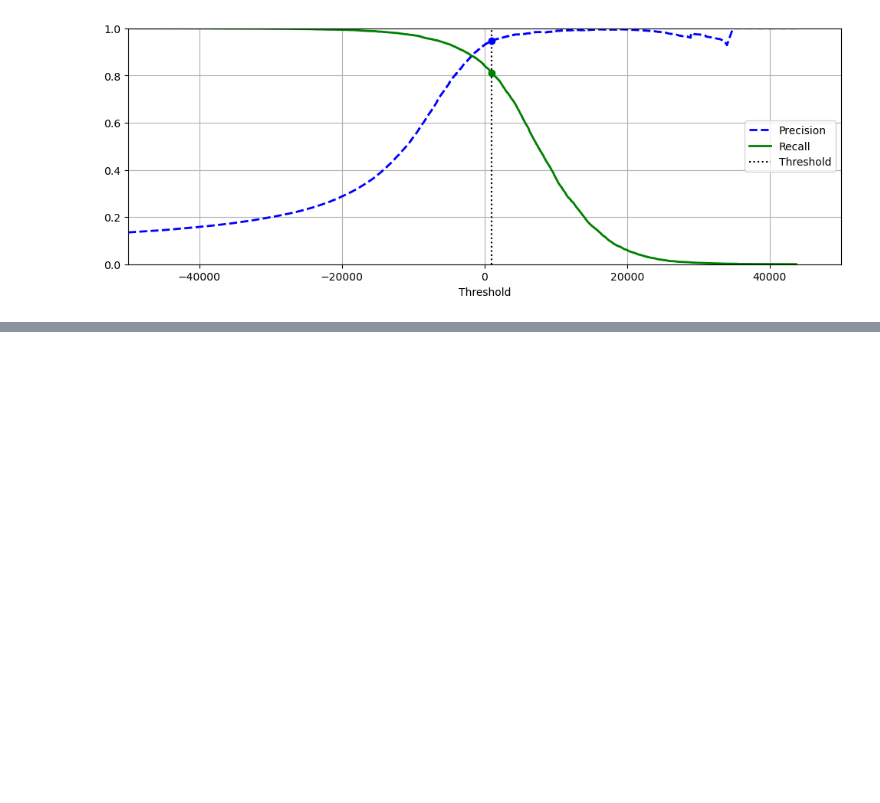
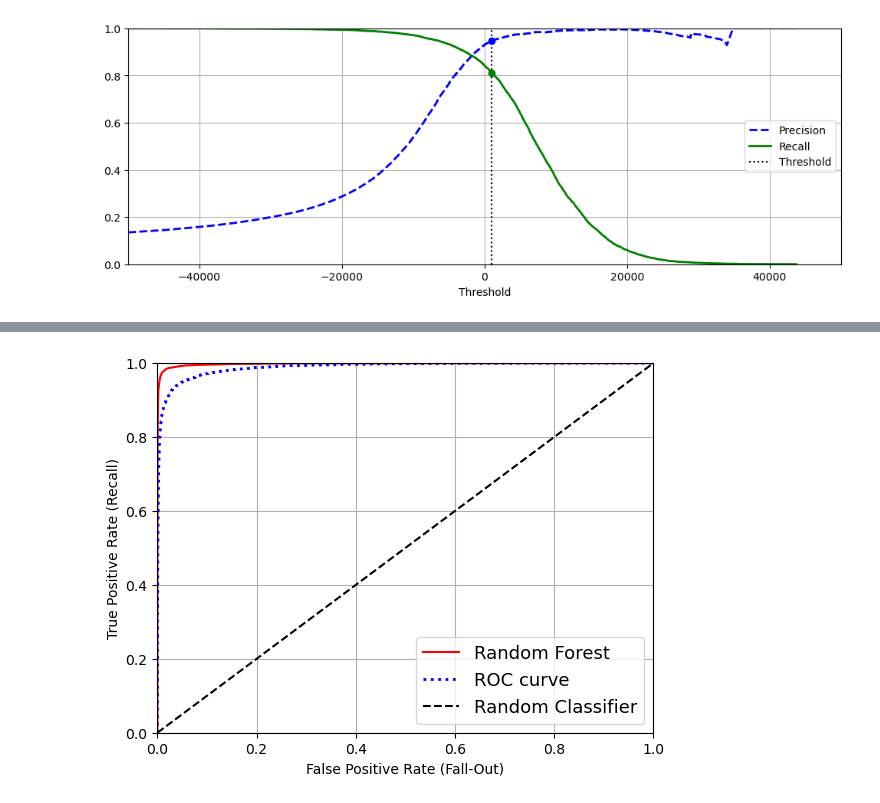
Before and after one commit to edmar-bevilaqua/data_science, a Jupyter notebook: MNIST/MNIST Classfication.ipynb, the cells around one changed output, grey strips where cells are left out. Cells and saved outputs as stored; diff of their text form; code cells hidden in the pictures; blank space fills up the shorter version.

```diff
--- a/MNIST/MNIST Classfication.ipynb
+++ b/MNIST/MNIST Classfication.ipynb
@@ -537,0 +698,7 @@ plt.show()
+# %%
+from sklearn.ensemble import RandomForestClassifier
+import pandas as pd
+
+rnd_forest_clf = RandomForestClassifier(random_state=101)
+y_proba_rnd_forest = cross_val_predict(rnd_forest_clf, X_train, y_train_7, cv=3, method='predict_proba')
+display(pd.DataFrame(data=y_proba_rnd_forest, columns=["Prob. of not being a 7", "Prob. of being a 7"]))
@@ -537,0 +719,10 @@ plt.show()
+# %%
+y_scores_rnd_forest = y_proba_rnd_forest[:, 1] # score = probability of positive class
+false_positive_rate_forest, true_positive_rate_forest, thresholds_forest = roc_curve(y_train_7, y_scores_rnd_forest)
+# %%
+plt.plot(false_positive_rate_forest, true_positive_rate_forest, "r",label="Random Forest")
+plot_roc_curve(false_positive_rate, true_positive_rate, "ROC curve")
+plt.legend(loc="lower right", fontsize=13)
+plt.show()
+# %% [output]
+[figure, added]
```
Also changed, not shown: parts of 30 cells of this notebook.
